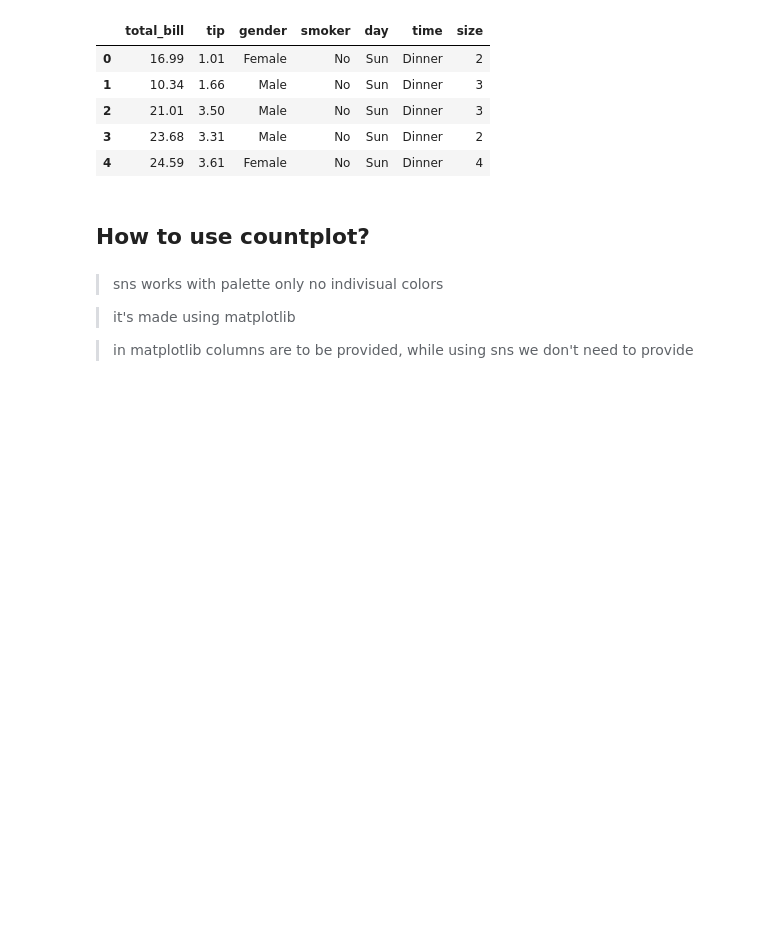
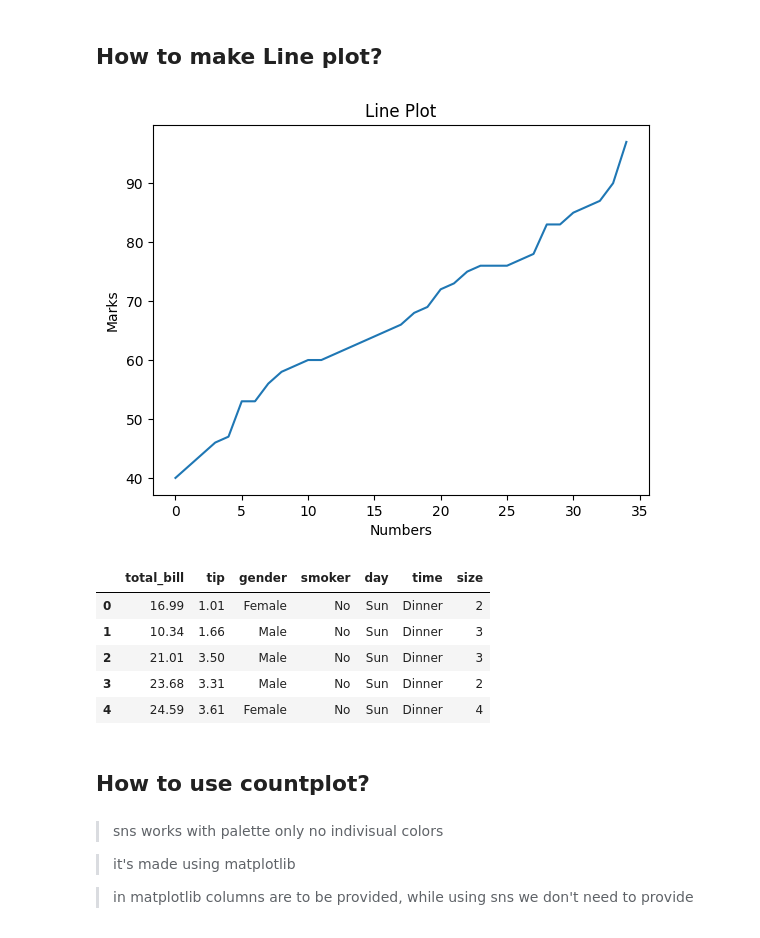
Before and after one commit to albertodavincishekhawat/3RI, a Jupyter notebook: analytics/3. Seaborn.ipynb, the cells around one changed output. Drawn from its saved outputs; the diff is of its cells as text; code cells hidden in the pictures; blank space fills up the shorter version.

```diff
--- a/analytics/3. Seaborn.ipynb
+++ b/analytics/3. Seaborn.ipynb
@@ -8,4 +12,6 @@ import matplotlib.pyplot as plt
 
 # to import
 import seaborn as sns
+# %% [markdown]
+## How to make **Line plot**?
 # %%
@@ -15,4 +20,13 @@ data = np.random.randint(40,99,35)
 data.sort()
+# %%
+# Line Plot
+plt.title("Line Plot")
+plt.xlabel("Numbers")
+plt.ylabel("Marks")
+sns.lineplot(data, palette="mako")
+plt.show()
+# %% [output]
+[figure, added]
 # %%
 df  = pd. read_excel("files/tips.xlsx")
 # %%
```
Also changed, not shown: parts of 10 cells of this notebook, 2 other files.
